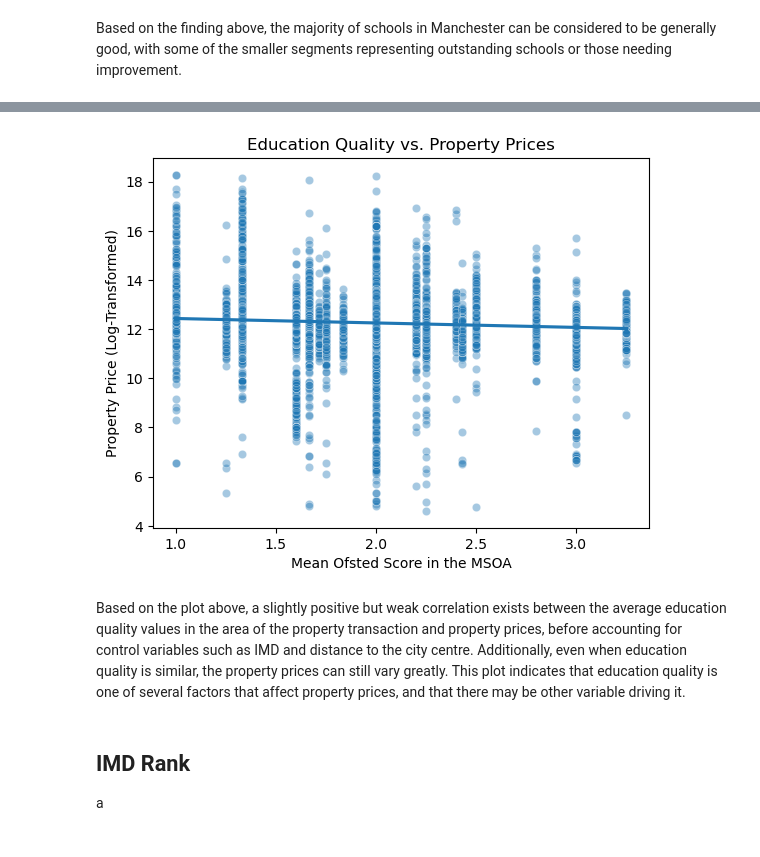
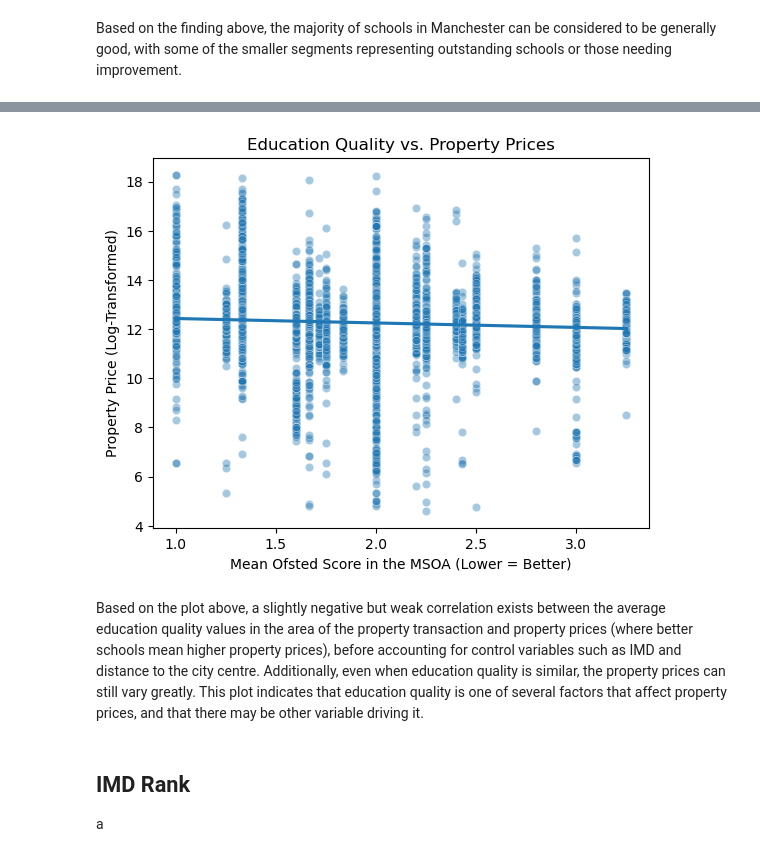
Before and after one commit to jonathanskuy/manchester-property-vs-education, a Jupyter notebook: notebooks/manchester_property_vs_education.ipynb, the cells around one changed output, grey strips where cells are left out. Cells and saved outputs as stored; diff of their text form; code cells hidden in the pictures.

```diff
--- a/notebooks/manchester_property_vs_education.ipynb
+++ b/notebooks/manchester_property_vs_education.ipynb
@@ -1363,16 +1366,16 @@ Based on the finding above, the majority of schools in Manchester can be conside
 # %%
 # Plotting the relationship between education quality and property prices in areas with schools
 
 sns.scatterplot(data=df_final_with_schools, x='msoa_ofsted_score', y='log_price', alpha=0.4)
 sns.regplot(data=df_final_with_schools, x='msoa_ofsted_score', y='log_price', scatter=False)
-plt.xlabel('Mean Ofsted Score in the MSOA')
+plt.xlabel('Mean Ofsted Score in the MSOA (Lower = Better)')
 plt.ylabel('Property Price (Log-Transformed)')
 plt.title('Education Quality vs. Property Prices')
 plt.show()
 # %% [output]
-[figure, old version]
+[figure, new version]
 # %% [markdown]
-Based on the plot above, a slightly positive but weak correlation exists between the average education quality values in the area of the property transaction and property prices, before accounting for control variables such as IMD and distance to the city centre. Additionally, even when education quality is similar, the property prices can still vary greatly. This plot indicates that education quality is one of several factors that affect property prices, and that there may be other variable driving it.
+Based on the plot above, a slightly negative but weak correlation exists between the average education quality values in the area of the property transaction and property prices (where better schools mean higher property prices), before accounting for control variables such as IMD and distance to the city centre. Additionally, even when education quality is similar, the property prices can still vary greatly. This plot indicates that education quality is one of several factors that affect property prices, and that there may be other variable driving it.
 # %% [markdown]
 ## IMD Rank
 a
```
Also changed, not shown: parts of 11 cells of this notebook.
